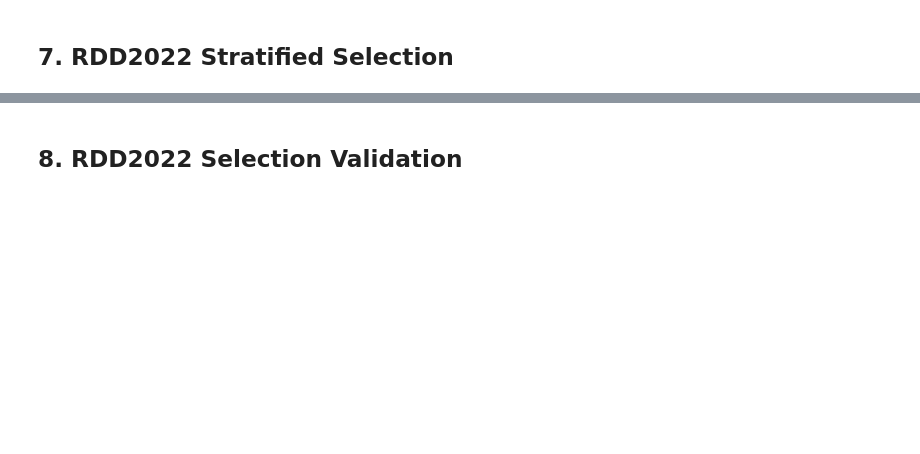
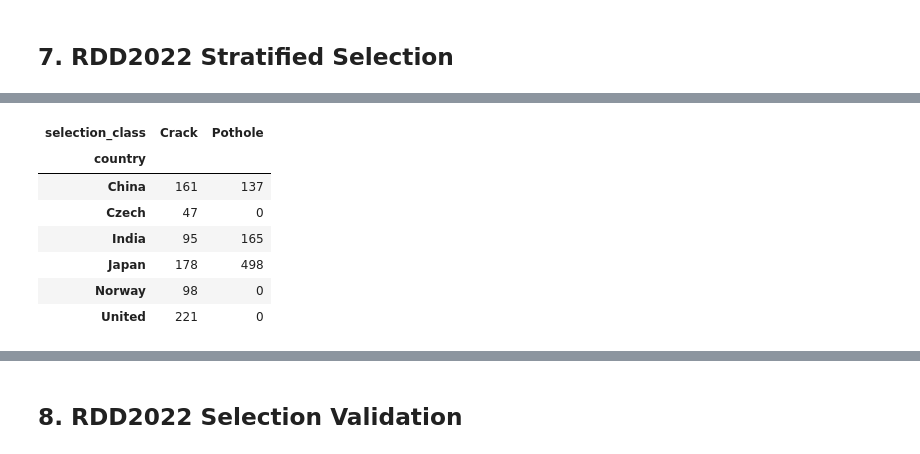
Before and after one commit to EugeneOny1/-civil-infrastructure-monitoring---CS-PROJECT-II, a Jupyter notebook: 02_data_inspection.ipynb, the cells around one changed output, grey strips where cells are left out. Saved outputs shown, nothing was run; the diff lists cells and outputs as text; code cells hidden in the pictures; blank space fills up the shorter version.

```diff
--- a/02_data_inspection.ipynb
+++ b/02_data_inspection.ipynb
@@ -1123,0 +1293,80 @@ def stratified_sample(
+# %%
+# ---------------------------------------------------------
+# Select 800 Crack + 800 Pothole
+# ---------------------------------------------------------
+
+SEED = 42
+
+TARGET_CRACK = 800
+TARGET_POTHOLE = 800
+
+
+# ---------------------------------------------------------
+# Crack selection
+# ---------------------------------------------------------
+
+crack_candidates = rdd_df[
+    rdd_df["selection_class"] == "Crack"
+].copy()
+
+selected_crack = (
+    stratified_sample_by_country_and_code(
+        crack_candidates,
+        TARGET_CRACK,
+        random_seed=SEED
+    )
+)
+
+
+# ---------------------------------------------------------
+# Pothole selection
+# ---------------------------------------------------------
+
+pothole_candidates = rdd_df[
+    rdd_df["selection_class"] == "Pothole"
+].copy()
+
+selected_pothole = (
+    stratified_sample_by_country_and_code(
+        pothole_candidates,
+        TARGET_POTHOLE,
+        random_seed=SEED
+    )
+)
+
+
+# ---------------------------------------------------------
+# Combine selections
+# ---------------------------------------------------------
+
+selected_rdd = pd.concat(
+    [
+        selected_crack,
+        selected_pothole
+    ],
+    ignore_index=True
+)
+
+
+print(
+    "Selected RDD images:",
+    len(selected_rdd)
+)
+
+print("\nClass distribution:")
+
+print(
+    selected_rdd[
+        "selection_class"
+    ].value_counts()
+)
+
+print("\nCountry distribution:")
+
+display(
+    pd.crosstab(
+        selected_rdd["country"],
+        selected_rdd["selection_class"]
+    )
+)
+# %% [output]
@@ -1124,3 +1382,11 @@ def stratified_sample(
+| selection_class | Crack | Pothole |
+| country |  |  |
+| China | 161 | 137 |
+| Czech | 47 | 0 |
+| India | 95 | 165 |
+| Japan | 178 | 498 |
+| Norway | 98 | 0 |
+| United | 221 | 0 |
 # %%
 # ---------------------------------------------------------
 # Inspect RDD source defect-code distribution
```
Also changed, not shown: parts of 17 cells of this notebook.
